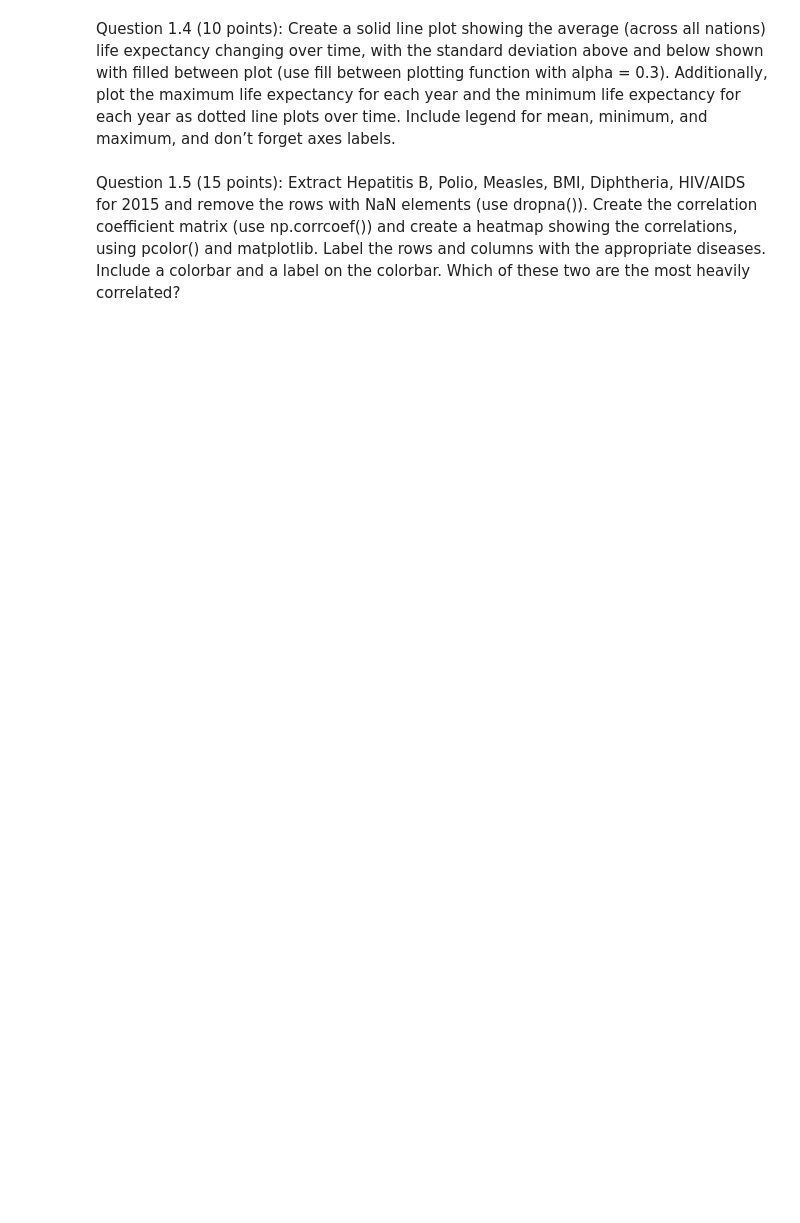
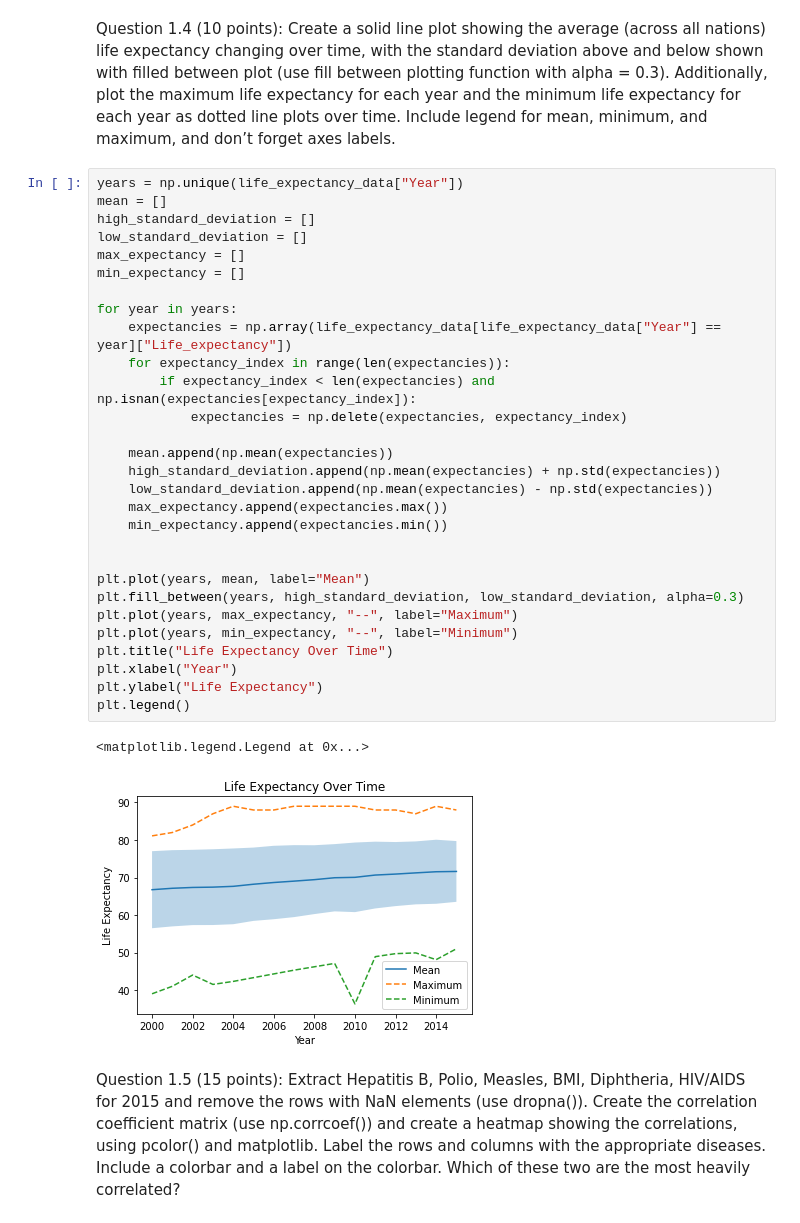
Before and after one commit to sarhuang/cosc425, a Jupyter notebook: Lab1/lab1_part1.ipynb, the cells around one changed output. Drawn from its saved outputs; the diff is of its cells as text; blank space fills up the shorter version.

```diff
--- a/Lab1/lab1_part1.ipynb
+++ b/Lab1/lab1_part1.ipynb
@@ -56,6 +67,38 @@ filled between plot (use fill between plotting function with alpha = 0.3). Addit
 the maximum life expectancy for each year and the minimum life expectancy for each year
 as dotted line plots over time. Include legend for mean, minimum, and maximum, and don’t
 forget axes labels.
+# %%
+years = np.unique(life_expectancy_data["Year"])
+mean = []
+high_standard_deviation = []
+low_standard_deviation = []
+max_expectancy = []
+min_expectancy = []
+
+for year in years:
+    expectancies = np.array(life_expectancy_data[life_expectancy_data["Year"] == year]["Life_expectancy"])
+    for expectancy_index in range(len(expectancies)):
+        if expectancy_index < len(expectancies) and np.isnan(expectancies[expectancy_index]):
+            expectancies = np.delete(expectancies, expectancy_index)
+
+    mean.append(np.mean(expectancies))
+    high_standard_deviation.append(np.mean(expectancies) + np.std(expectancies))
+    low_standard_deviation.append(np.mean(expectancies) - np.std(expectancies))
+    max_expectancy.append(expectancies.max())
+    min_expectancy.append(expectancies.min())
+
+
+plt.plot(years, mean, label="Mean")
+plt.fill_between(years, high_standard_deviation, low_standard_deviation, alpha=0.3)
+plt.plot(years, max_expectancy, "--", label="Maximum")
+plt.plot(years, min_expectancy, "--", label="Minimum")
+plt.title("Life Expectancy Over Time")
+plt.xlabel("Year")
+plt.ylabel("Life Expectancy")
+plt.legend()
+# %% [output]
+<matplotlib.legend.Legend at 0x...>
+[figure, added]
 # %% [markdown]
 Question 1.5 (15 points): Extract Hepatitis B, Polio, Measles, BMI, Diphtheria, HIV/AIDS
 for 2015 and remove the rows with NaN elements (use dropna()). Create the correlation
```
Also changed, not shown: parts of 5 cells of this notebook, 1 other file.
